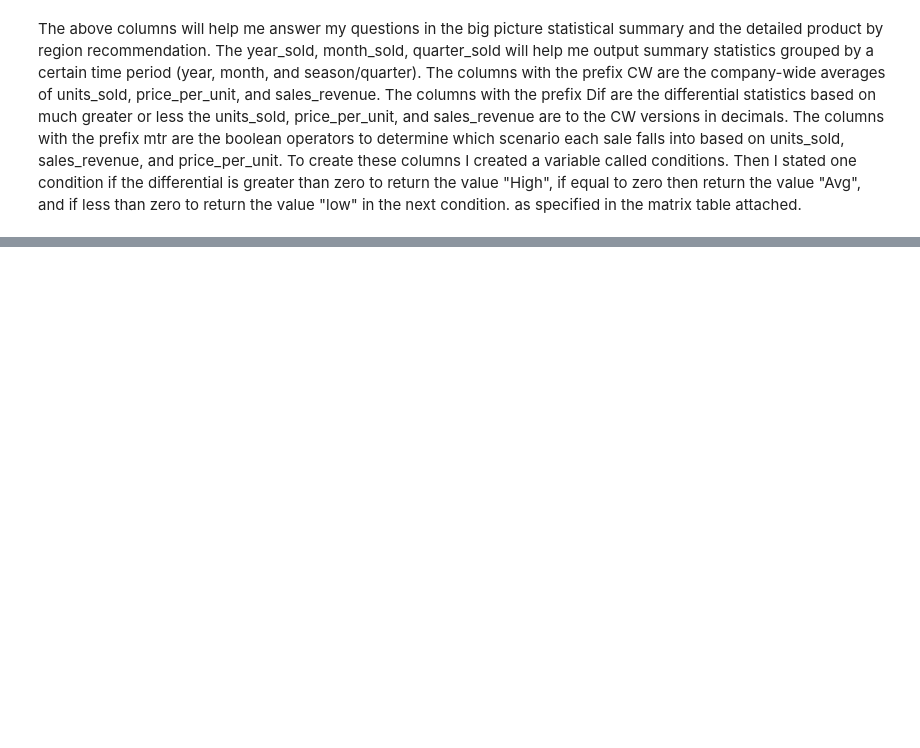
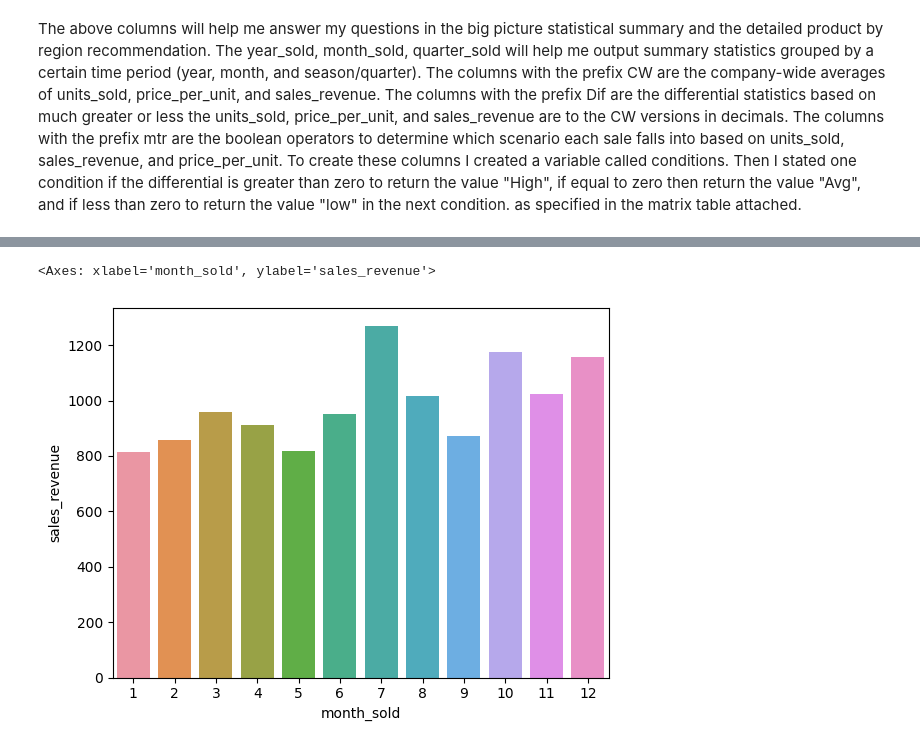
Before and after one commit to ajkam/schulich_data_science, a Jupyter notebook: Assignments/Assignment_1_v2.ipynb, the cells around one changed output, grey strips where cells are left out. Saved outputs shown, nothing was run; the diff lists cells and outputs as text; code cells hidden in the pictures; blank space fills up the shorter version.

```diff
--- a/Assignments/Assignment_1_v2.ipynb
+++ b/Assignments/Assignment_1_v2.ipynb
@@ -839,0 +430,5 @@ NameError: name 'rev_by_quarter' is not defined
+# %%
+sns.barplot(x='month_sold',y='sales_revenue',data=df, errorbar=None)
+# %% [output]
+<Axes: xlabel='month_sold', ylabel='sales_revenue'>
+[figure, added]
```
Also changed, not shown: parts of 85 cells of this notebook.
